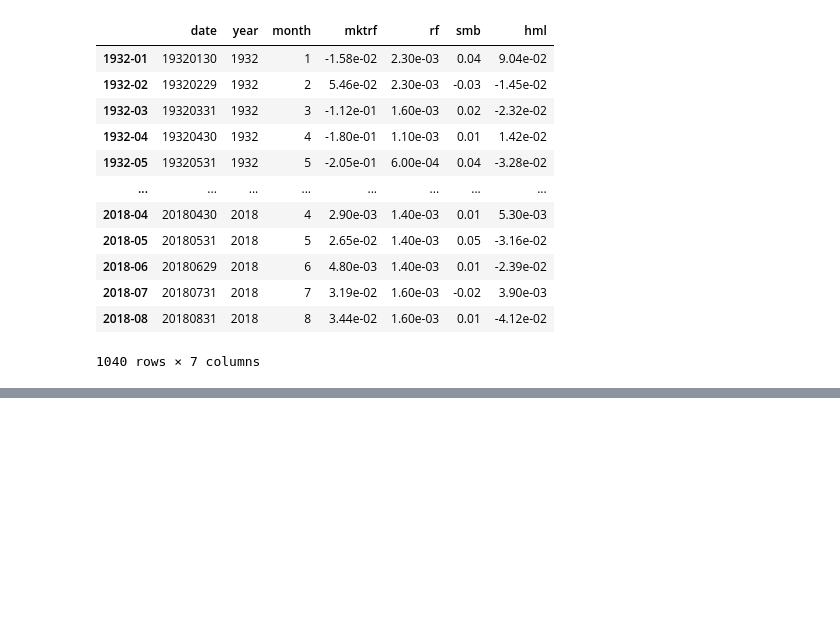
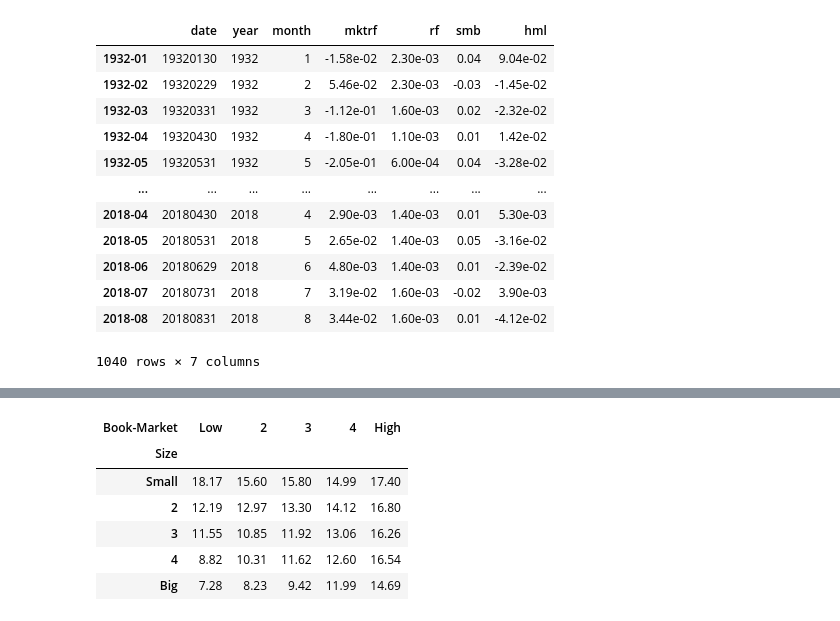
Before and after one commit to jballesterosc/uchicago-mpp, a Jupyter notebook: 4_autumn_2026/investments/pset_4/PSet4.ipynb, the cells around one changed output, grey strips where cells are left out. Saved outputs shown, nothing was run; the diff lists cells and outputs as text; code cells hidden in the pictures; blank space fills up the shorter version.

```diff
--- a/4_autumn_2026/investments/pset_4/PSet4.ipynb
+++ b/4_autumn_2026/investments/pset_4/PSet4.ipynb
@@ -301,0 +344,14 @@ capm["alpha_annual_pct"] = capm["alpha_monthly"] * 12 * 100
+# %%
+ff3_pred = (ff3["beta_mkt"] * prem["mktrf"]
+          + ff3["beta_smb"] * prem["smb"]
+          + ff3["beta_hml"] * prem["hml"])
+
+to_grid(ff3_pred).round(2)
+# %% [output]
+| Book-Market | Low | 2 | 3 | 4 | High |
+| Size |  |  |  |  |  |
+| Small | 18.17 | 15.60 | 15.80 | 14.99 | 17.40 |
+| 2 | 12.19 | 12.97 | 13.30 | 14.12 | 16.80 |
+| 3 | 11.55 | 10.85 | 11.92 | 13.06 | 16.26 |
+| 4 | 8.82 | 10.31 | 11.62 | 12.60 | 16.54 |
+| Big | 7.28 | 8.23 | 9.42 | 11.99 | 14.69 |
```
Also changed, not shown: parts of 7 cells of this notebook, 11 other files.
